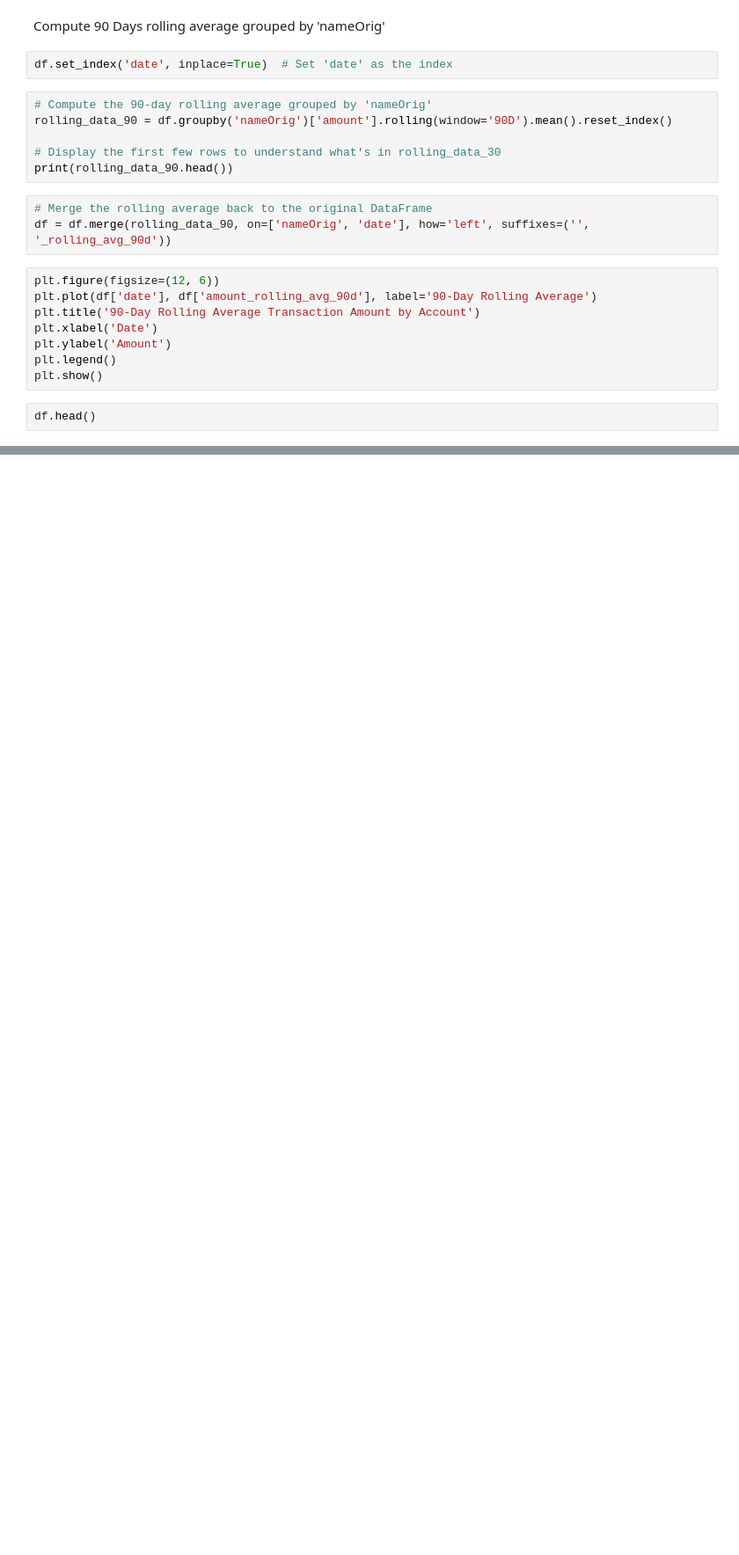
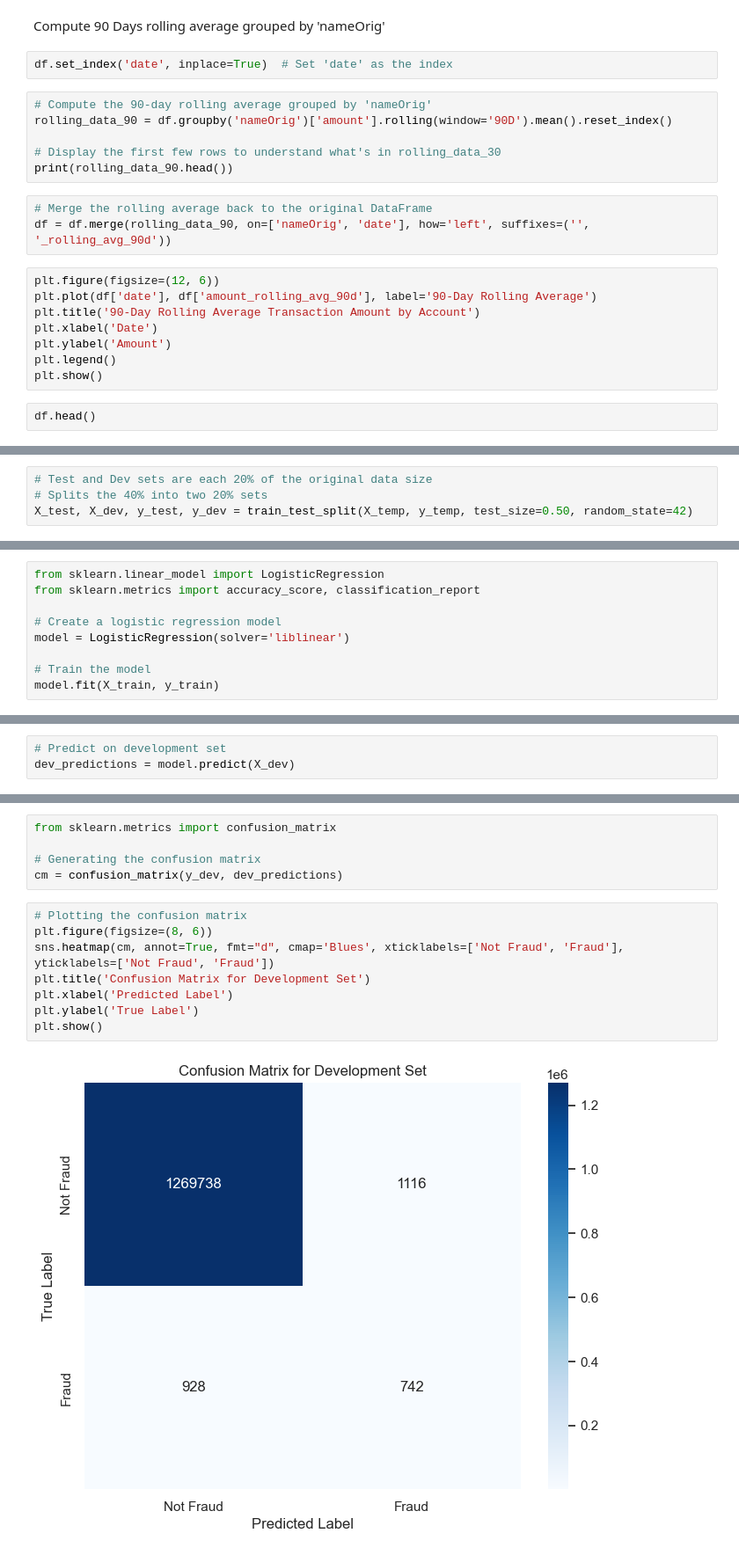
Before and after one commit to azades/Fraud-Detection, a Jupyter notebook: EDA.ipynb, the cells around one changed output, grey strips where cells are left out. Shown at 88% size. Saved outputs shown, nothing was run; the diff lists cells and outputs as text; blank space fills up the shorter version.

Commit message:
Created Logistic Regression Model as the benchmark model

```diff
--- a/EDA.ipynb
+++ b/EDA.ipynb
@@ -433,0 +739,4 @@ df.head()
+# %%
+# Test and Dev sets are each 20% of the original data size
+# Splits the 40% into two 20% sets
+X_test, X_dev, y_test, y_dev = train_test_split(X_temp, y_temp, test_size=0.50, random_state=42)
@@ -433,0 +782,9 @@ df.head()
+# %%
+from sklearn.linear_model import LogisticRegression
+from sklearn.metrics import accuracy_score, classification_report
+
+# Create a logistic regression model
+model = LogisticRegression(solver='liblinear')
+
+# Train the model
+model.fit(X_train, y_train)
@@ -433,0 +793,3 @@ df.head()
+# %%
+# Predict on development set
+dev_predictions = model.predict(X_dev)
@@ -433,0 +814,15 @@ df.head()
+# %%
+from sklearn.metrics import confusion_matrix
+
+# Generating the confusion matrix
+cm = confusion_matrix(y_dev, dev_predictions)
+# %%
+# Plotting the confusion matrix
+plt.figure(figsize=(8, 6))
+sns.heatmap(cm, annot=True, fmt="d", cmap='Blues', xticklabels=['Not Fraud', 'Fraud'], yticklabels=['Not Fraud', 'Fraud'])
+plt.title('Confusion Matrix for Development Set')
+plt.xlabel('Predicted Label')
+plt.ylabel('True Label')
+plt.show()
+# %% [output]
+[figure, added]
```
Also changed, not shown: parts of 82 cells of this notebook.
